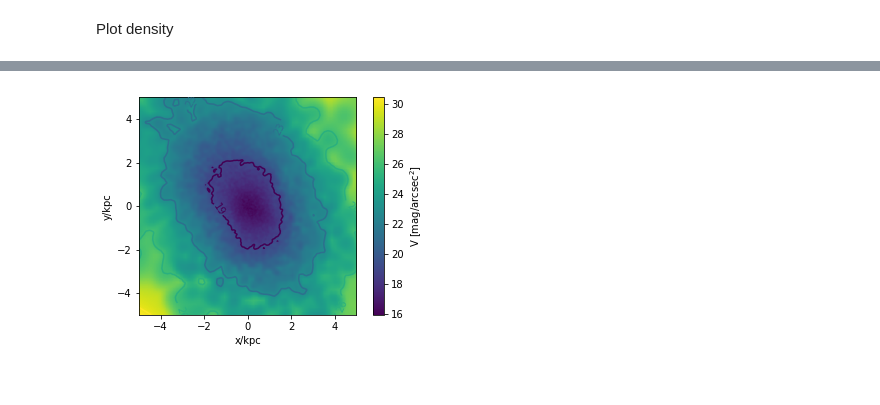
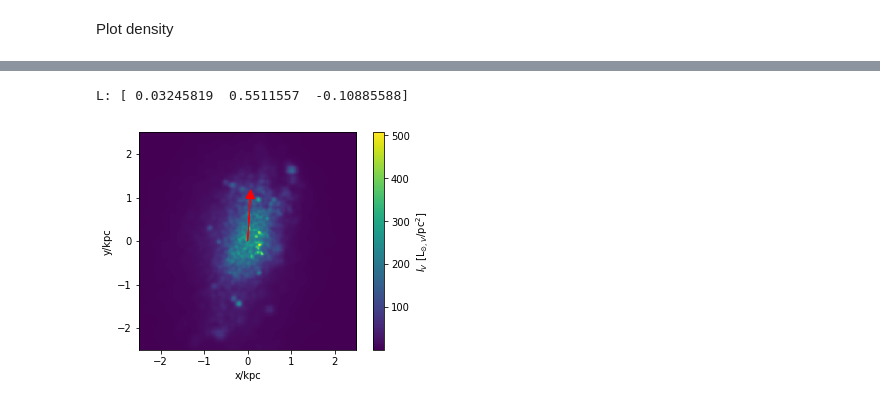
Before and after one commit to elehcim/simulation, a Jupyter notebook: notebooks/SSAM_simulation.ipynb, the cells around one changed output, grey strips where cells are left out. Saved outputs shown, nothing was run; the diff lists cells and outputs as text; code cells hidden in the pictures.

```diff
--- a/notebooks/SSAM_simulation.ipynb
+++ b/notebooks/SSAM_simulation.ipynb
@@ -104,11 +121,10 @@ array([ 0.63001364, -0.10349182,  0.28363314], dtype=float32)
-# %%
-fig, ax = plt.subplots()
-extent=(-width/2, width/2, -width/2, width/2)
-sb = surface_brightness(subsnap.s, width=width, resolution=resolution,
-                        mag_filter=None, subplot=ax)
-cont = ax.contour(sb, levels=np.linspace(sb.min(), sb.max(), 5, dtype=np.int), extent=extent)
-# img = surface_brightness(subsnap.s, band='v', width=width, resolution=resolution, mag_filter=None, subplot=ax)
-# cont = ax.contour(img, cmap='viridis', levels=np.arange(18, 34, 4, dtype=np.int), extent=(-width/2, width/2, -width/2, width/2))
-ax.clabel(cont, inline=1, fmt='%1.0f');
-# %% [output]
-[figure, removed]
+# %%
+pynbody.analysis.angmom.sideon(subsnap.s)
+# subsnap.rotate_y(90)
+fig, ax = plt.subplots()
+sb = surface_brightness(subsnap.s, width=width, resolution=resolution, subplot=ax, lum_pc2=True)
+L = pynbody.analysis.angmom.ang_mom_vec(subsnap.s)
+plot_angmom(subsnap.s, ax)
+# %% [output]
+L: [ 0.03245819  0.5511557  -0.10885588]
+[figure, added]
```
Also changed, not shown: parts of 51 cells of this notebook.
